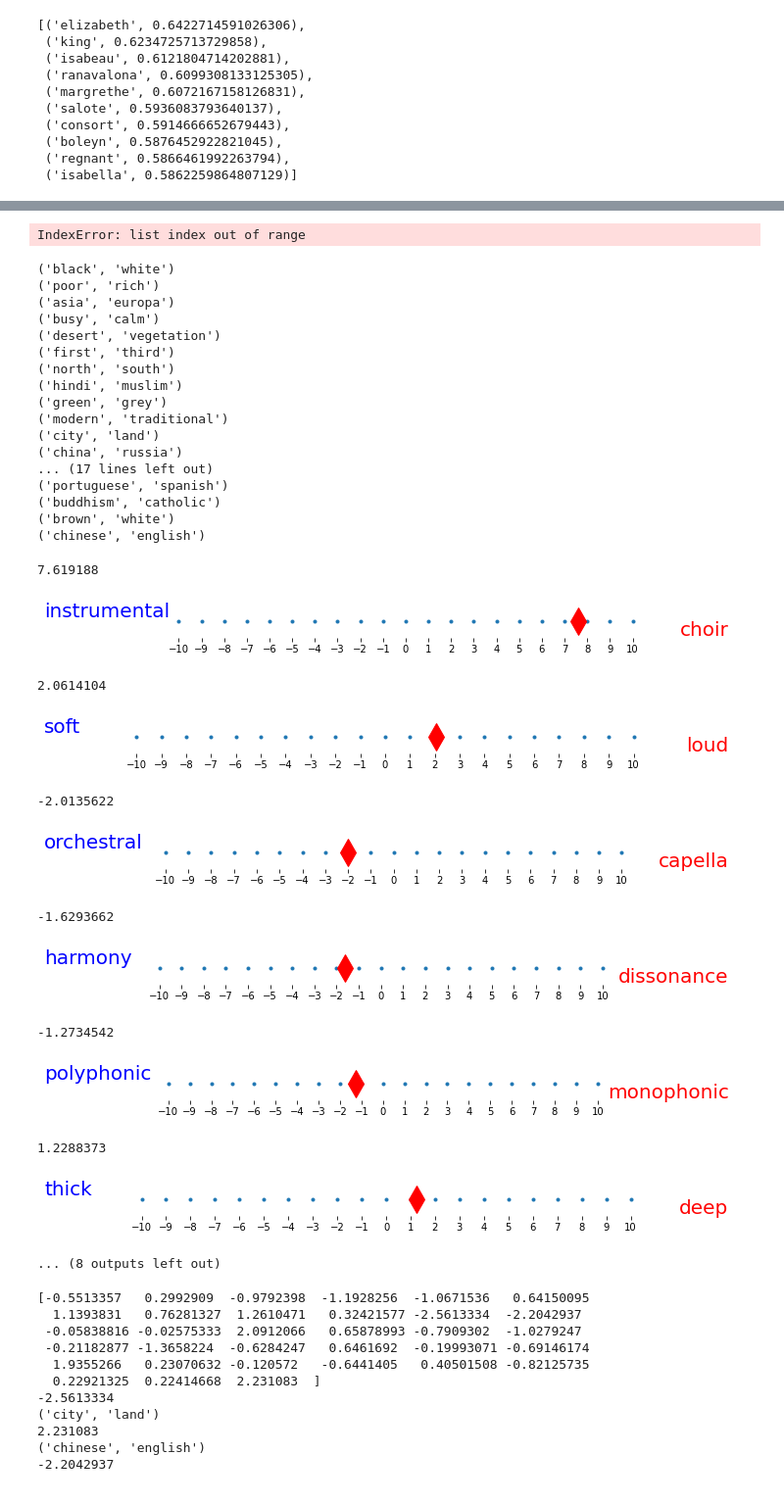
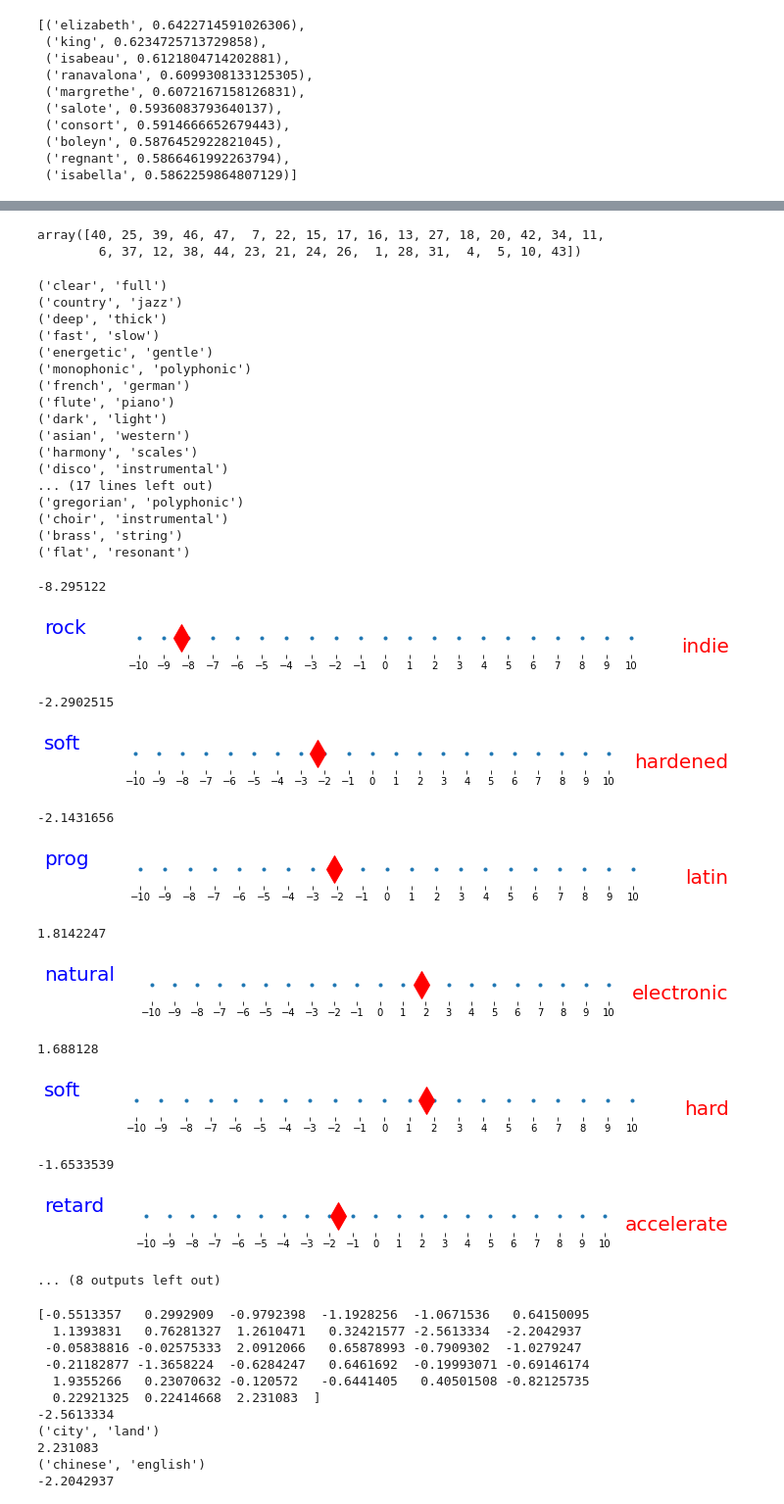
Before and after one commit to ichbinhandsome/Semantic-Differentials-for-Wikipedia-using-the-POLAR-Framework, a Jupyter notebook: JanEngler/Praktikum/ExplainingWikipediaSymanticsToIndividualsUsingPOLAR.ipynb, the cells around one changed output, grey strips where cells are left out. Shown at 98% size. Drawn from its saved outputs; the diff is of its cells as text; code cells hidden in the pictures.

Commit message:
Added a function to recieve antonyms from wordnet

```diff
--- a/JanEngler/Praktikum/ExplainingWikipediaSymanticsToIndividualsUsingPOLAR.ipynb
+++ b/JanEngler/Praktikum/ExplainingWikipediaSymanticsToIndividualsUsingPOLAR.ipynb
@@ -500,9 +496,11 @@ current_model=word2vec
 
 list_antonym=loadAntonyms(model=word2vec,loadMusicAntonyms=True, loadCountryAntonyms=False,loadStandardAntonyms=False)
 
+list_antonym=addAntonyms(list_antonym, 2)
+
 list_antonym, all_similarity=computeFinalAntonymsSimilariy(list_antonym)
 
-num_antonym = 33#1468
+num_antonym = 75#1468
 ## Find the antonym difference vectors
 antonymy_vector = []
 for each_word_pair in list_antonym:
@@ -636,51 +649,52 @@ for i in list_antonym:
     if i == ('common', 'royal'):
         print(count)
     count+=1
-print(list_antonym[1166])
+#print(list_antonym[1166])
-# %% [output]
-IndexError: list index out of range
 # %%
 orthogonal_antonymy_vector
+# %% [output]
+array([40, 25, 39, 46, 47,  7, 22, 15, 17, 16, 13, 27, 18, 20, 42, 34, 11,
+        6, 37, 12, 38, 44, 23, 21, 24, 26,  1, 28, 31,  4,  5, 10, 43])
 # %%
 for i in orthogonal_antonymy_vector:
     print(list_antonym[i])
 # %% [output]
-('black', 'white')
-('poor', 'rich')
-('asia', 'europa')
-('busy', 'calm')
-('desert', 'vegetation')
-('first', 'third')
-('north', 'south')
-('hindi', 'muslim')
-('green', 'grey')
-('modern', 'traditional')
-('city', 'land')
-('china', 'russia')
+('clear', 'full')
+('country', 'jazz')
+('deep', 'thick')
+('fast', 'slow')
+('energetic', 'gentle')
+('monophonic', 'polyphonic')
+('french', 'german')
+('flute', 'piano')
+('dark', 'light')
+('asian', 'western')
+('harmony', 'scales')
+('disco', 'instrumental')
 ... (17 lines left out)
-('portuguese', 'spanish')
-('buddhism', 'catholic')
-('brown', 'white')
-('chinese', 'english')
+('gregorian', 'polyphonic')
+('choir', 'instrumental')
+('brass', 'string')
+('flat', 'resonant')
 # %%
 # Plot top 10 polar dimensions for a word
-currWord='choir'
+currWord='rock'
 howManyDimension=10
 
 getMeaningOfWord(currWord,orthogonal_antonymy_vector, word2vecPolar, howManyDimension )
 # %% [output]
-7.619188
+-8.295122
-[figure, old version]
+[figure, new version]
-2.0614104
+-2.2902515
-[figure, old version]
+[figure, new version]
--2.0135622
+-2.1431656
-[figure, old version]
+[figure, new version]
--1.6293662
+1.8142247
-[figure, old version]
+[figure, new version]
--1.2734542
+1.688128
-[figure, old version]
+[figure, new version]
-1.2288373
+-1.6533539
-[figure, old version]
+[figure, new version]
 ... (8 outputs left out)
 # %%
 #print(word2vecPolar["screenshot"])
```
Also changed, not shown: parts of 12 cells of this notebook, 1 other file.
